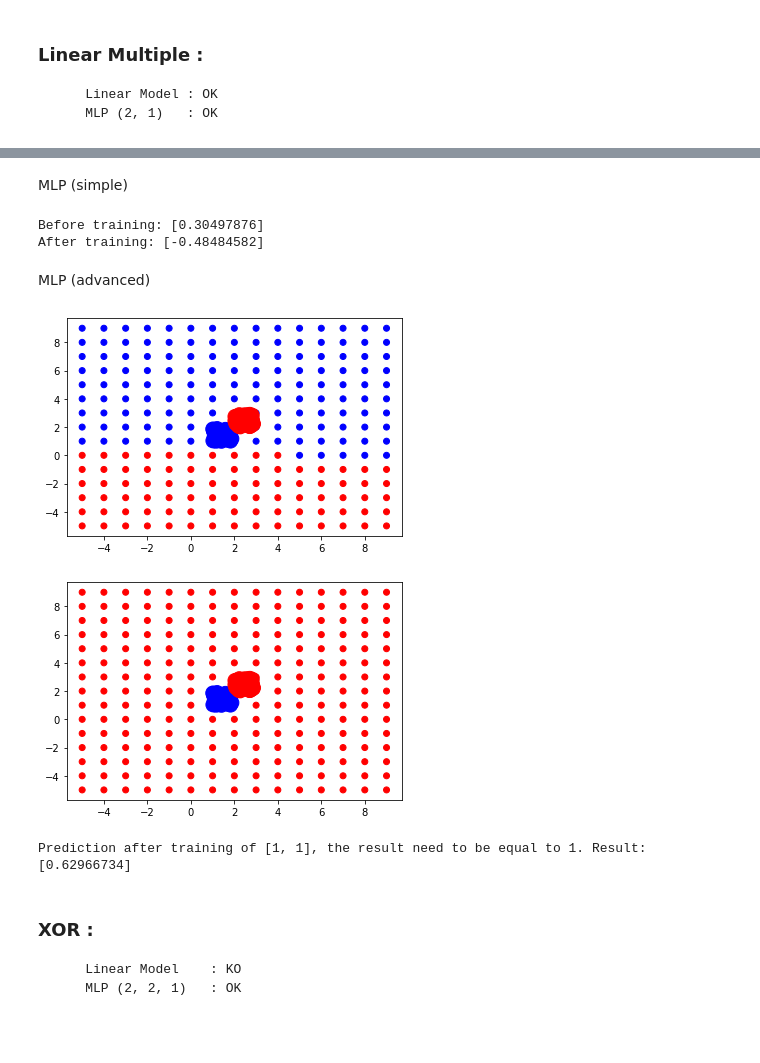
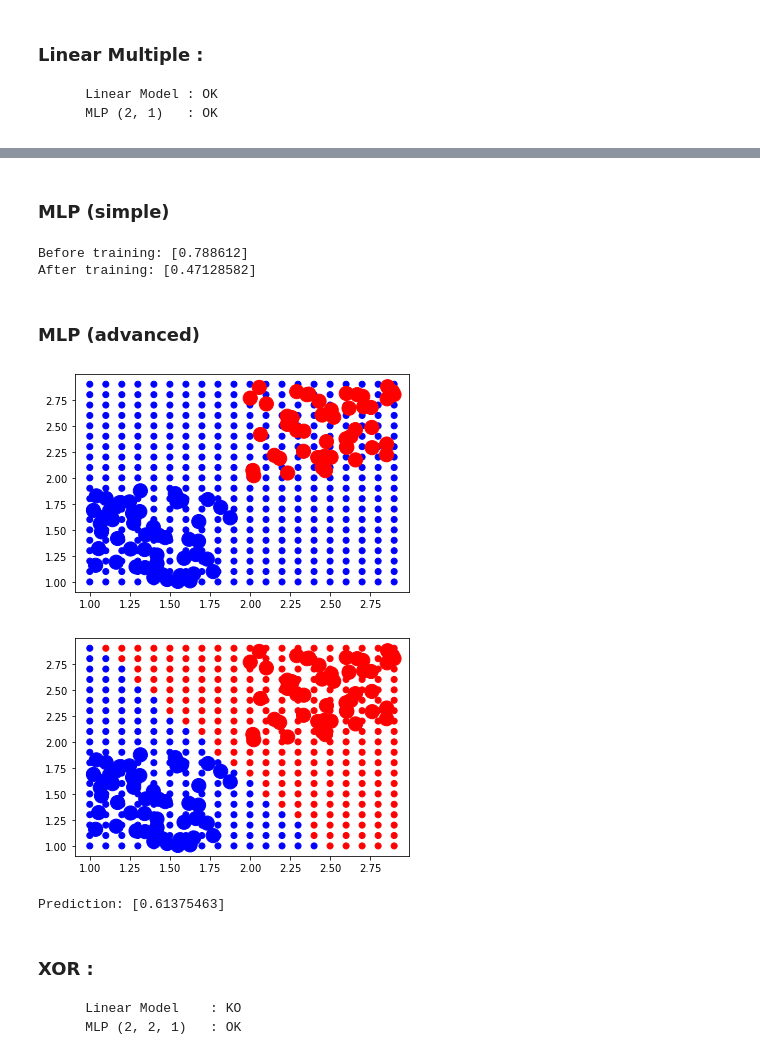
Before and after one commit to Levorilh/ml_python, a Jupyter notebook: Notebook___CAS_DE_TESTS.ipynb, the cells around one changed output, grey strips where cells are left out. Cells and saved outputs as stored; diff of their text form; code cells hidden in the pictures; blank space fills up the shorter version.

```diff
--- a/Notebook___CAS_DE_TESTS.ipynb
+++ b/Notebook___CAS_DE_TESTS.ipynb
@@ -71,7 +79,7 @@ test_before = predict_linear_model_classif(p_model, input_dim, [1, 1])
 
 print("Before training:", test_before)
 
-train_linear_model(p_model, input_dim, flattened_X, Y, alpha=0.001, epochs=10000)
+train_linear_model(p_model, input_dim, X, Y, alpha=0.001, epochs=10000)
 
 
 test_after = predict_linear_model_classif(p_model, input_dim , [1, 1])
@@ -147,6 +153,6 @@ MLP (advanced)
 # %%
 model = create_mlp_model(input_dim)
-test_dataset = [[x1, x2] for x1 in range(-5, 10) for x2 in range(-5, 10)]
+test_dataset = [[x1, x2] for x1 in np.arange(-1, 5, 0.5) for x2 in np.arange(-1, 5, 0.5)]
 colors = ["blue" if output >= 0 else "red" for output in Y]
 
 predicted_outputs = [predict_mlp_model_classification(model,  p)  for p in test_dataset]
@@ -160,7 +166,7 @@ for p in X:
     flattened_dataset_inputs.append(p[0])
     flattened_dataset_inputs.append(p[1])
 
-train_classification_stochastic_gradient_backpropagation_mlp_model(model, flattened_dataset_inputs, Y)
+train_classification_stochastic_gradient_backpropagation_mlp_model(model, X, Y)
 
 predicted_outputs = [predict_mlp_model_classification(model,  p)  for p in test_dataset]
 predicted_outputs_colors = ['blue' if label >= 0 else 'red' for label in predicted_outputs]
@@ -210,17 +207,16 @@ Linear model (simple)
 # %%
 input_dim = len(X[0])
+print(input_dim)
 
 p_model = create_linear_model(input_dim)
-test_before = predict_linear_model_classif(p_model, input_dim , [2, 2])
+test_before = predict_linear_model_classif(p_model, input_dim, [1.25, 1.25])
 
 print("Before training:", test_before)
 
-flattened_X = X.flatten()
-
-train_linear_model(p_model, input_dim, flattened_X, Y)
+train_linear_model(p_model, input_dim, X, Y)
 
 
-test_after = predict_linear_model_classif(p_model, input_dim , [2, 2])
+test_after = predict_linear_model_classif(p_model, input_dim , [1.25, 1.25])
 
 print("After training:",test_after)
 # %% [output]
@@ -231,6 +228,6 @@ Linear model (advanced)
 # %%
 model = create_linear_model(input_dim)
-test_dataset = [[x1, x2] for x1 in range(1, 2) for x2 in range(1, 2)]
+test_dataset = [[x1, x2] for x1 in np.arange(1, 3, 0.1) for x2 in np.arange(1, 3, 0.1)]
 colors = ["blue" if output >= 0 else "red" for output in Y]
 
 predicted_outputs = [predict_linear_model_classif(model, input_dim,  p)  for p in test_dataset]
@@ -243,8 +240,9 @@ flattened_dataset_inputs = []
 for p in X:
     flattened_dataset_inputs.append(p[0])
     flattened_dataset_inputs.append(p[1])
+    #print(flattened_dataset_inputs)
 
-train_linear_model(model, input_dim, flattened_dataset_inputs, Y)
+train_linear_model(model, input_dim, X, Y)
 
 predicted_outputs = [predict_linear_model_classif(model,input_dim,  p)  for p in test_dataset]
 predicted_outputs_colors = ['blue' if label == 1 else 'red' for label in predicted_outputs]
@@ -252,7 +250,7 @@ plt.scatter([p[0] for p in test_dataset], [p[1] for p in test_dataset], c=predic
 plt.scatter([p[0] for p in X], [p[1] for p in X], c=colors, s=200)
 plt.show()
 
-test_after = predict_linear_model_classif(p_model, input_dim , [1.25, 1.25])
+test_after = predict_linear_model_classif(p_model, input_dim , [2.5, 2.5])
 
 print("Prediction:", test_after)
 
@@ -268,62 +266,62 @@ destroy_linear_model(model)
 Prediction: 1.0
-# %% [markdown]
-MLP (simple)
+# %% [markdown]
+### MLP (simple)
 # %%
 input_dim = [len(X[0]), 1]
 
 p_model = create_mlp_model(input_dim)
-test_before = predict_mlp_model_classification(p_model, [2.5, 2.5])
+test_before = predict_mlp_model_classification(p_model, [1.25, 1.25])
 
 print("Before training:", test_before)
 
 train_classification_stochastic_gradient_backpropagation_mlp_model(p_model, X, Y)
 
-test_after = predict_mlp_model_classification(p_model, [2.5, 2.5])
+test_after = predict_mlp_model_classification(p_model, [1.25, 1.25])
 
 print("After training:", test_after)
 # %% [output]
-Before training: [0.30497876]
-After training: [-0.48484582]
+Before training: [0.788612]
+After training: [0.47128582]
-# %% [markdown]
-MLP (advanced)
+# %% [markdown]
+### MLP (advanced)
 # %%
 model = create_mlp_model(input_dim)
-test_dataset = [[x1, x2] for x1 in range(-5, 10) for x2 in range(-5, 10)]
+test_dataset = [[x1, x2] for x1 in np.arange(1, 3, 0.1) for x2 in np.arange(1, 3, 0.1)]
 colors = ["blue" if output >= 0 else "red" for output in Y]
 
 predicted_outputs = [predict_mlp_model_classification(model,  p)  for p in test_dataset]
 predicted_outputs_colors = ['blue' if label >= 0 else 'red' for label in predicted_outputs]
 plt.scatter([p[0] for p in test_dataset], [p[1] for p in test_dataset], c=predicted_outputs_colors)
 plt.scatter([p[0] for p in X], [p[1] for p in X], c=colors, s=200)
 plt.show()
 
 flattened_dataset_inputs = []
 for p in X:
     flattened_dataset_inputs.append(p[0])
     flattened_dataset_inputs.append(p[1])
 
-train_classification_stochastic_gradient_backpropagation_mlp_model(model, flattened_dataset_inputs, Y)
+train_classification_stochastic_gradient_backpropagation_mlp_model(model, X, Y, epochs=10000)
 
 predicted_outputs = [predict_mlp_model_classification(model,  p)  for p in test_dataset]
 predicted_outputs_colors = ['blue' if label >= 0 else 'red' for label in predicted_outputs]
 plt.scatter([p[0] for p in test_dataset], [p[1] for p in test_dataset], c=predicted_outputs_colors)
 plt.scatter([p[0] for p in X], [p[1] for p in X], c=colors, s=200)
 plt.show()
 
 test_after = predict_mlp_model_classification(p_model , [1, 1])
 
-print("Prediction after training of [1, 1], the result need to be equal to 1. Result:", test_after)
+print("Prediction:", test_after)
 
 flattened_dataset_inputs = []
 for p in X:
     flattened_dataset_inputs.append(p[0])
     flattened_dataset_inputs.append(p[1])
 
 destroy_mlp_model(model)
 # %% [output]
-[figure, old version]
+[figure, new version]
-[figure, old version]
+[figure, new version]
-Prediction after training of [1, 1], the result need to be equal to 1. Result: [0.62966734]
+Prediction: [0.61375463]
 # %% [markdown]
 ### XOR :
         Linear Model    : KO
```
Also changed, not shown: parts of 53 cells of this notebook, 2 other files.
